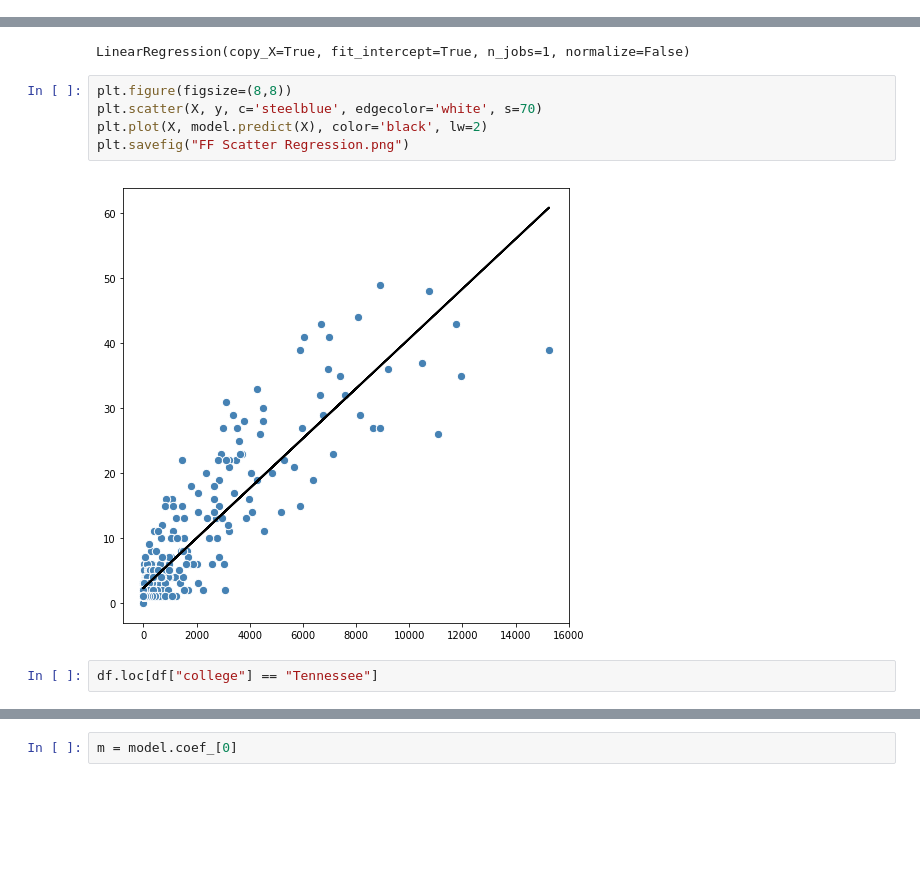
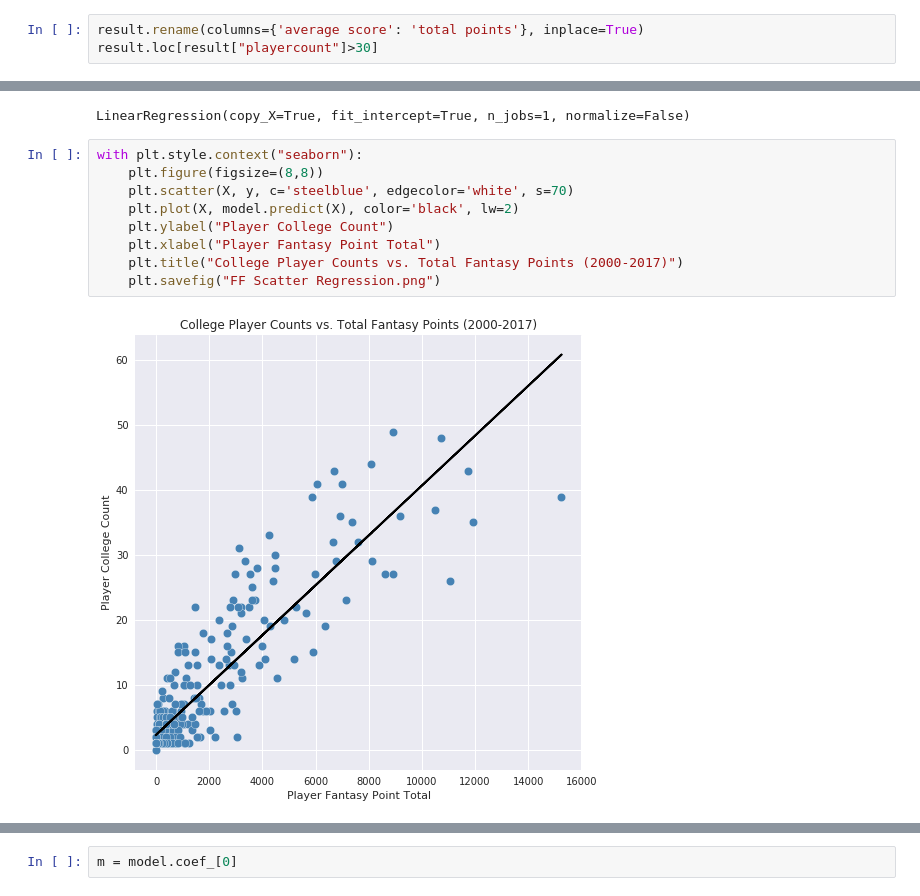
Before and after one commit to aatherton/team_project, a Jupyter notebook: Fantasy Football Scatter Regression- JO.ipynb, the cells around one changed output, grey strips where cells are left out. Saved outputs shown, nothing was run; the diff lists cells and outputs as text; blank space fills up the shorter version.

```diff
--- a/Fantasy Football Scatter Regression- JO.ipynb
+++ b/Fantasy Football Scatter Regression- JO.ipynb
@@ -27,0 +21,3 @@ plt.scatter(x, y)
+# %%
+result.rename(columns={'average score': 'total points'}, inplace=True)
+result.loc[result["playercount"]>30]
@@ -34,11 +60,13 @@ model.fit(X, y)
 # %% [output]
 LinearRegression(copy_X=True, fit_intercept=True, n_jobs=1, normalize=False)
 # %%
-plt.figure(figsize=(8,8))
-plt.scatter(X, y, c='steelblue', edgecolor='white', s=70)
-plt.plot(X, model.predict(X), color='black', lw=2)
-plt.savefig("FF Scatter Regression.png")
+with plt.style.context("seaborn"):
+    plt.figure(figsize=(8,8))
+    plt.scatter(X, y, c='steelblue', edgecolor='white', s=70)
+    plt.plot(X, model.predict(X), color='black', lw=2)
+    plt.ylabel("Player College Count")
+    plt.xlabel("Player Fantasy Point Total")
+    plt.title("College Player Counts vs. Total Fantasy Points (2000-2017)")
+    plt.savefig("FF Scatter Regression.png")
 # %% [output]
-[figure, old version]
+[figure, new version]
-# %%
-df.loc[df["college"] == "Tennessee"]
```
Also changed, not shown: parts of 4 cells of this notebook, 2 other files.
